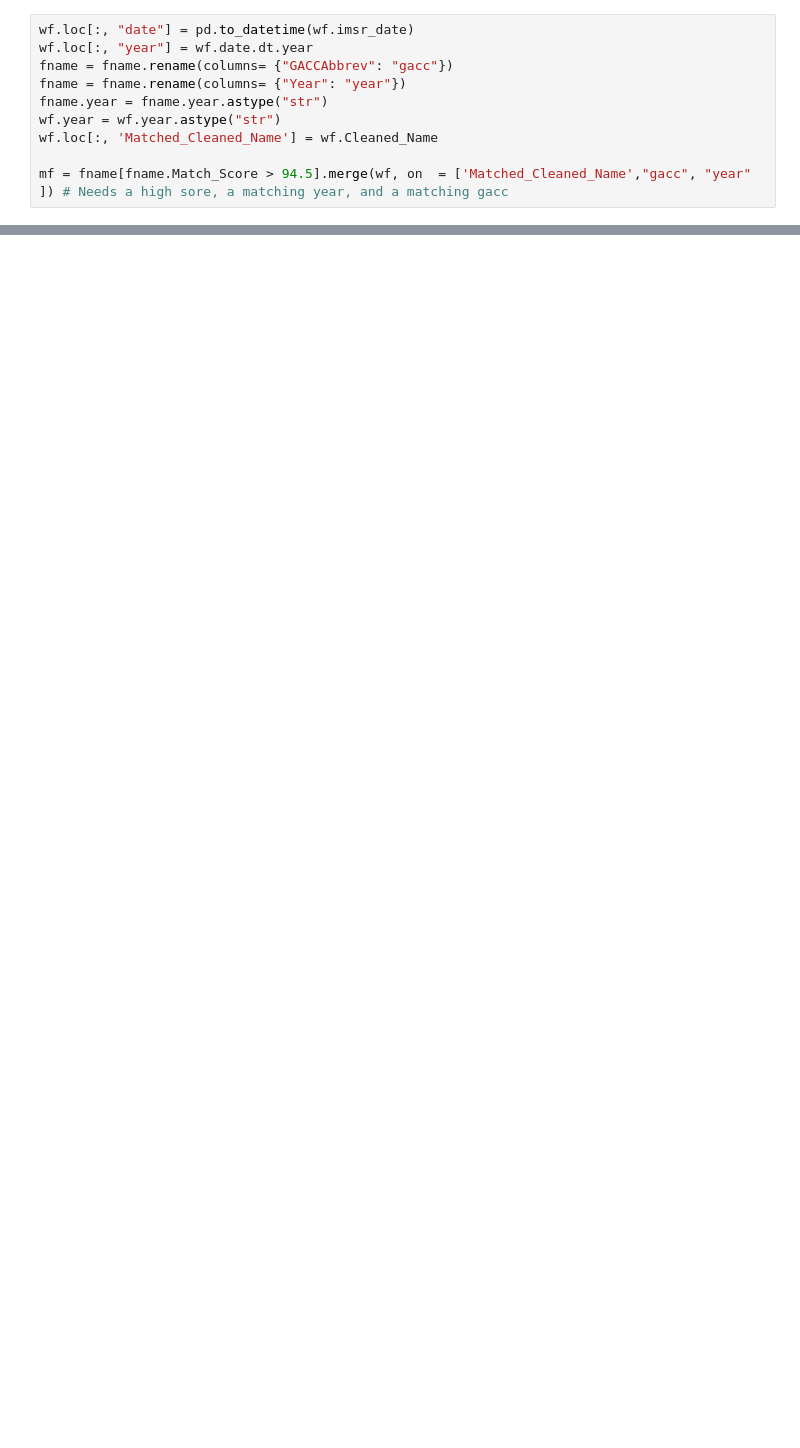
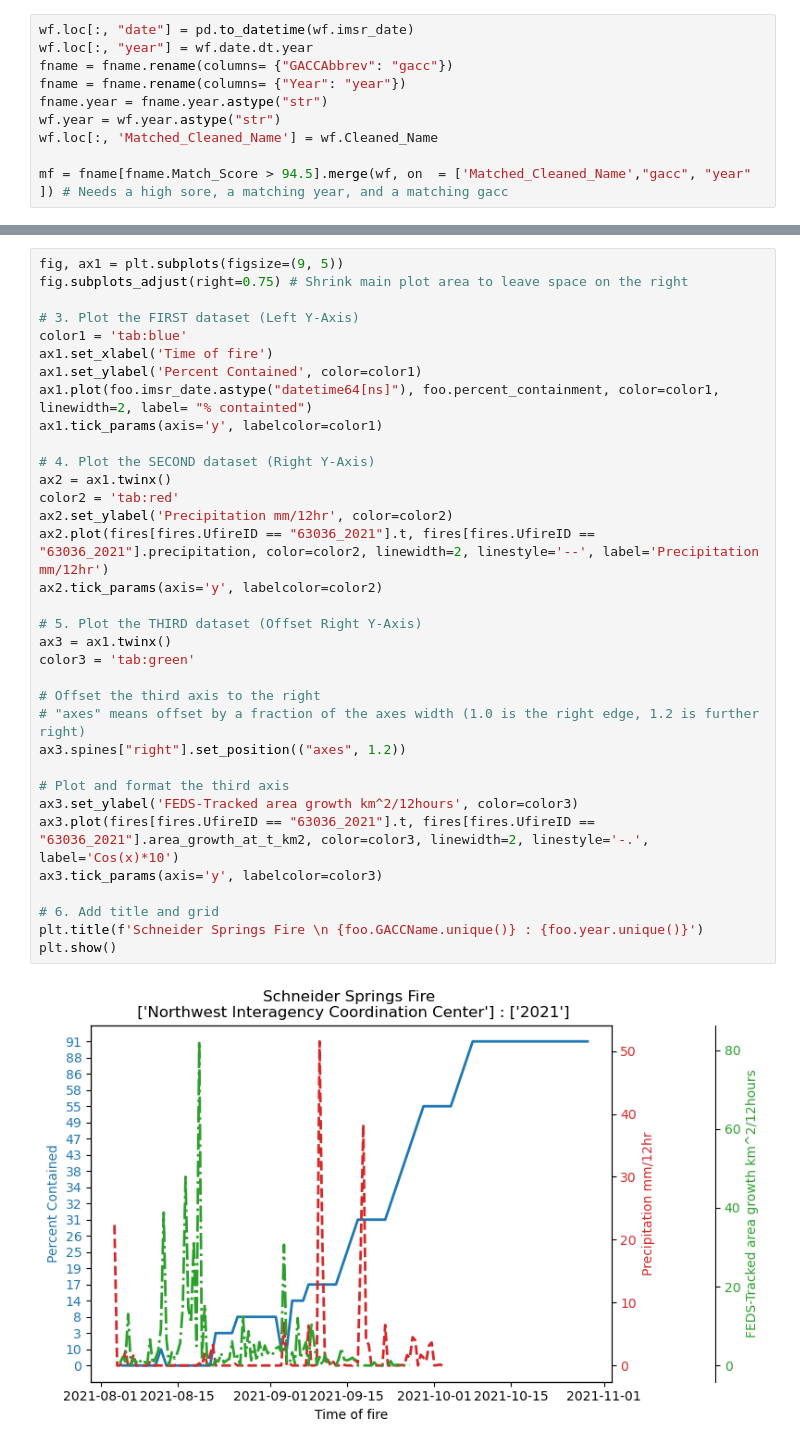
Before and after one commit to mccabete/precip, a Jupyter notebook: precip_vs_percent_contained.ipynb, the cells around one changed output, grey strips where cells are left out. Saved outputs shown, nothing was run; the diff lists cells and outputs as text; blank space fills up the shorter version.

```diff
--- a/precip_vs_percent_contained.ipynb
+++ b/precip_vs_percent_contained.ipynb
@@ -154 +208,37 @@ print(foo.FEDS_matched_IDs.unique())
+# %%
+fig, ax1 = plt.subplots(figsize=(9, 5))
+fig.subplots_adjust(right=0.75) # Shrink main plot area to leave space on the right
+
+# 3. Plot the FIRST dataset (Left Y-Axis)
+color1 = 'tab:blue'
+ax1.set_xlabel('Time of fire')
+ax1.set_ylabel('Percent Contained', color=color1)
+ax1.plot(foo.imsr_date.astype("datetime64[ns]"), foo.percent_containment, color=color1, linewidth=2, label= "% containted")
+ax1.tick_params(axis='y', labelcolor=color1)
+
+# 4. Plot the SECOND dataset (Right Y-Axis)
+ax2 = ax1.twinx()
+color2 = 'tab:red'
+ax2.set_ylabel('Precipitation mm/12hr', color=color2)
+ax2.plot(fires[fires.UfireID == "63036_2021"].t, fires[fires.UfireID == "63036_2021"].precipitation, color=color2, linewidth=2, linestyle='--', label='Precipitation mm/12hr')
+ax2.tick_params(axis='y', labelcolor=color2)
+
+# 5. Plot the THIRD dataset (Offset Right Y-Axis)
+ax3 = ax1.twinx()
+color3 = 'tab:green'
+
+# Offset the third axis to the right
+# "axes" means offset by a fraction of the axes width (1.0 is the right edge, 1.2 is further right)
+ax3.spines["right"].set_position(("axes", 1.2))
+
+# Plot and format the third axis
+ax3.set_ylabel('FEDS-Tracked area growth km^2/12hours', color=color3)
+ax3.plot(fires[fires.UfireID == "63036_2021"].t, fires[fires.UfireID == "63036_2021"].area_growth_at_t_km2, color=color3, linewidth=2, linestyle='-.', label='Cos(x)*10')
+ax3.tick_params(axis='y', labelcolor=color3)
+
+# 6. Add title and grid
+plt.title(f'Schneider Springs Fire \n {foo.GACCName.unique()} : {foo.year.unique()}')
+plt.show()
+# %% [output]
+[figure, added]
 # %%
```
Also changed, not shown: parts of 12 cells of this notebook, 2 other files.
